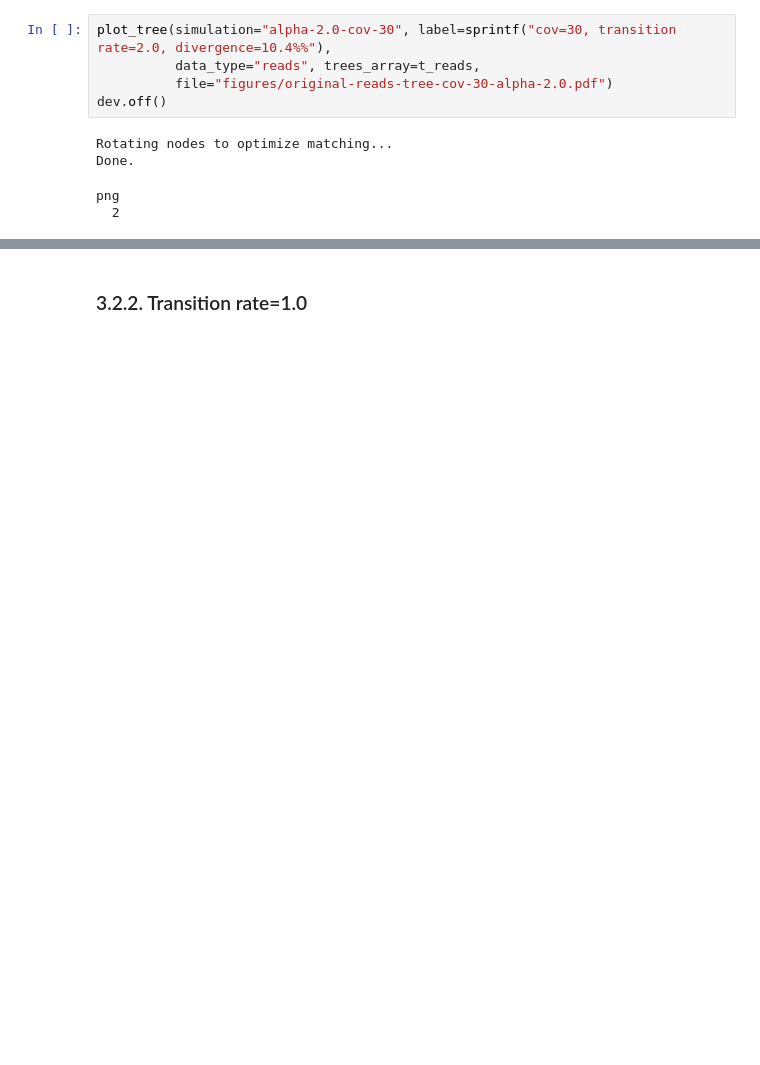
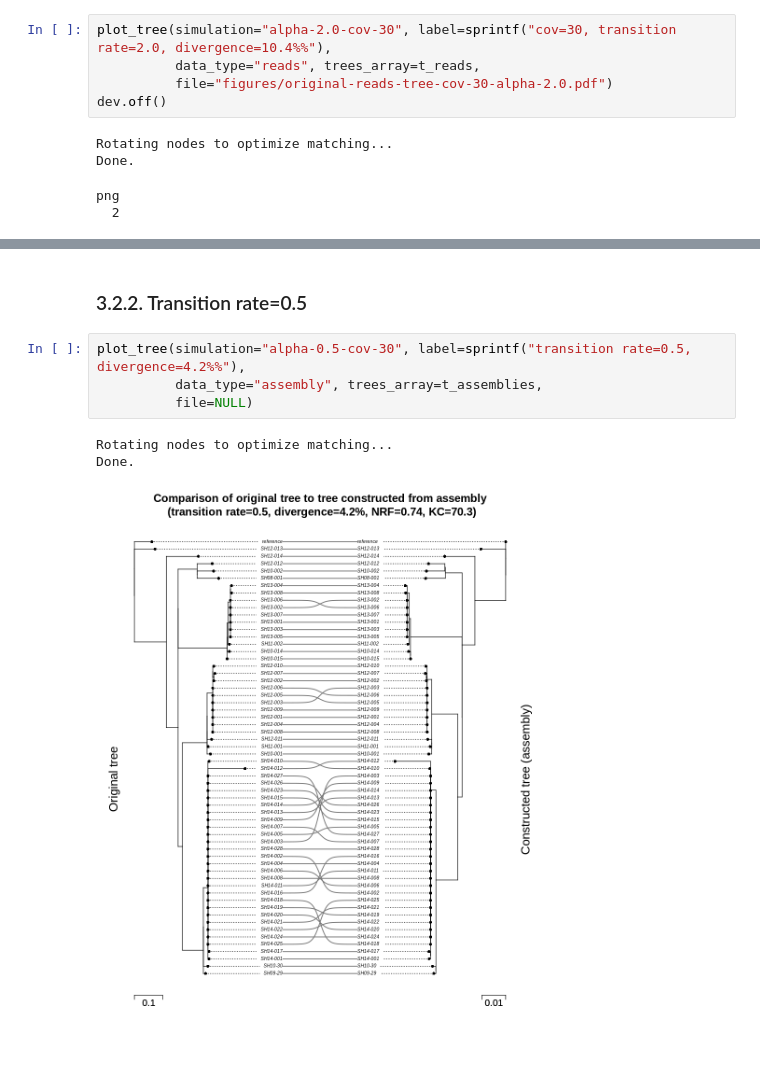
Before and after one commit to apetkau/genomics-data-index-evaluation-manuscript, a Jupyter notebook: evaluations/simulation/6-compare-trees.ipynb, the cells around one changed output, grey strips where cells are left out. Saved outputs shown, nothing was run; the diff lists cells and outputs as text; blank space fills up the shorter version.

```diff
--- a/evaluations/simulation/6-compare-trees.ipynb
+++ b/evaluations/simulation/6-compare-trees.ipynb
@@ -262,4 +284,12 @@ Done.
 png
   2
 # %% [markdown]
-### 3.2.2. Transition rate=1.0
+### 3.2.2. Transition rate=0.5
+# %%
+plot_tree(simulation="alpha-0.5-cov-30", label=sprintf("transition rate=0.5, divergence=4.2%%"),
+          data_type="assembly", trees_array=t_assemblies,
+          file=NULL)
+# %% [output]
+Rotating nodes to optimize matching...
+Done.
+[figure, added]
```
Also changed, not shown: parts of 20 cells of this notebook, 39 other files.
